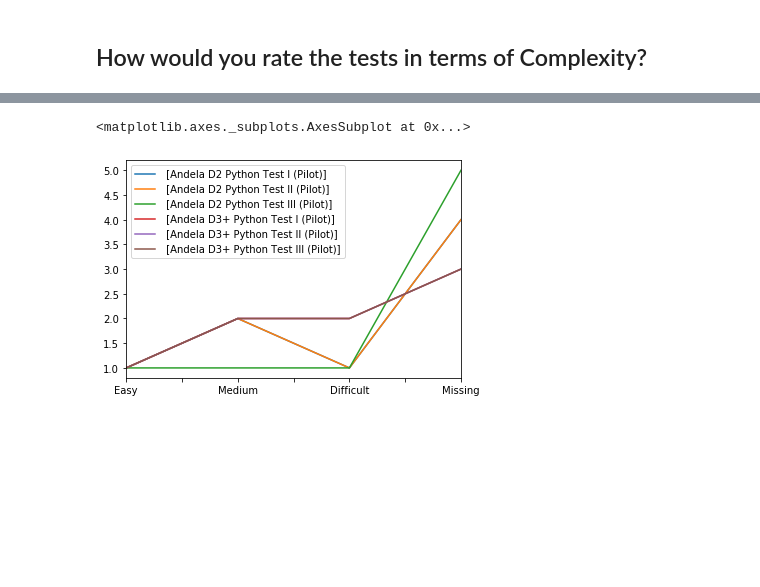
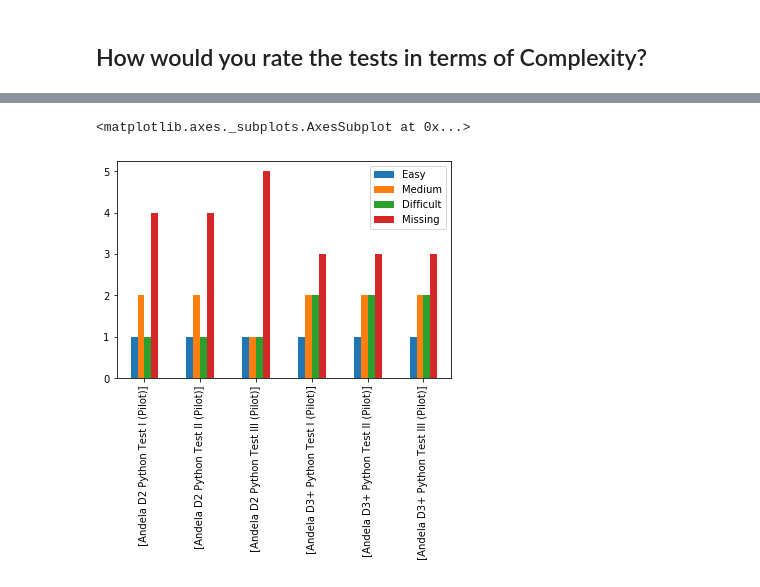
Before and after one commit to ericnjogu/hacker-rank-analysis, a Jupyter notebook: python-results.ipynb, the cells around one changed output, grey strips where cells are left out. Cells and saved outputs as stored; diff of their text form; code cells hidden in the pictures; blank space fills up the shorter version.

Commit message:
feat: showing a bar graph using transposed data

```diff
--- a/python-results.ipynb
+++ b/python-results.ipynb
@@ -75,3 +75,7 @@ Counter({'Missing': 3, 'Medium': 2, 'Difficult': 2, 'Easy': 1})
 | Medium | 2 | 2 | 1 | 2 | ... |
 | Difficult | 1 | 1 | 1 | 2 | ... |
 | Missing | 4 | 4 | 5 | 3 | ... |
+# %%
+# Transpose the dataframe prior to plotting a bar graph
+complexity_counts = complexity_counts.T
+complexity_counts
@@ -78,9 +90,9 @@ Counter({'Missing': 3, 'Medium': 2, 'Difficult': 2, 'Easy': 1})
 # %%
+# plot the graph
 import matplotlib.pyplot as plt
 plt.close('all')
 
-#complexity
-complexity_counts.plot()
+complexity_counts.plot.bar()
 # %% [output]
 <matplotlib.axes._subplots.AxesSubplot at 0x...>
-[figure, old version]
+[figure, new version]
```
Also changed, not shown: parts of 1 cell of this notebook.
